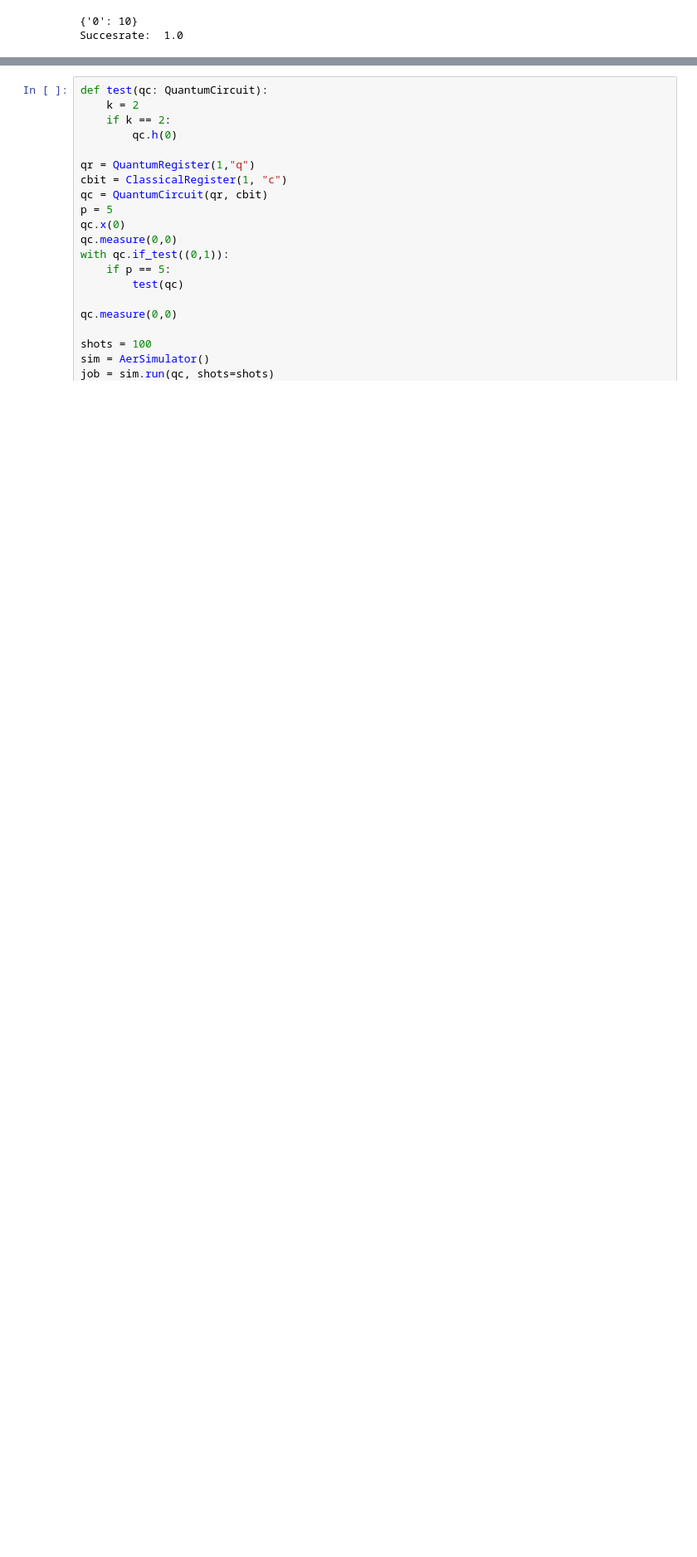
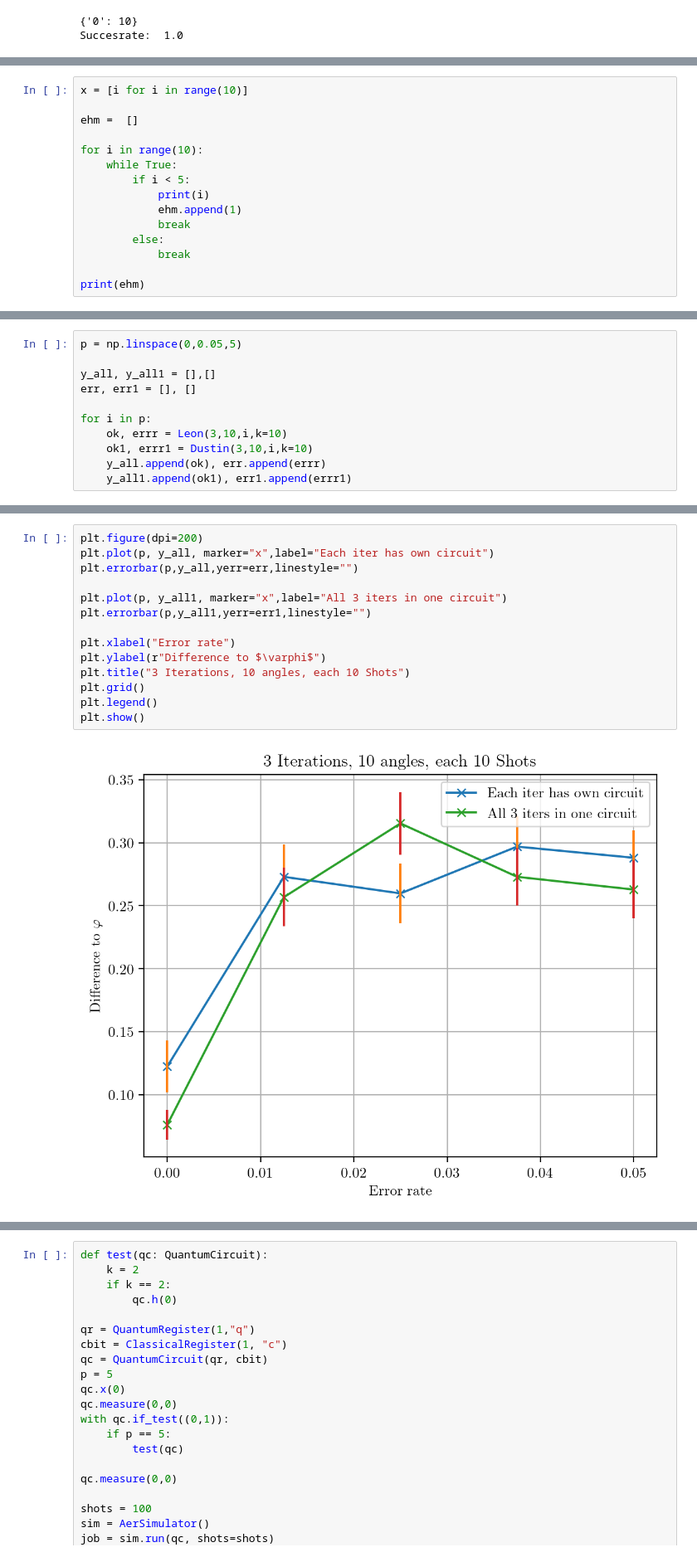
Before and after one commit to RicemanBoy/Bachelor, a Jupyter notebook: irgendwas.ipynb, the cells around one changed output, grey strips where cells are left out. Shown at 83% size. Cells and saved outputs as stored; diff of their text form; blank space fills up the shorter version.

```diff
--- a/irgendwas.ipynb
+++ b/irgendwas.ipynb
@@ -696,0 +679,15 @@ cba
+# %%
+x = [i for i in range(10)]
+
+ehm =  []
+
+for i in range(10):
+    while True:
+        if i < 5:
+            print(i)
+            ehm.append(1)
+            break
+        else:
+            break
+
+print(ehm)
@@ -696,0 +701,11 @@ cba
+# %%
+p = np.linspace(0,0.05,5)
+
+y_all, y_all1 = [],[]
+err, err1 = [], []
+
+for i in p:
+    ok, errr = Leon(3,10,i,k=10)
+    ok1, errr1 = Dustin(3,10,i,k=10)
+    y_all.append(ok), err.append(errr)
+    y_all1.append(ok1), err1.append(errr1)
@@ -696,0 +730,16 @@ cba
+# %%
+plt.figure(dpi=200)
+plt.plot(p, y_all, marker="x",label="Each iter has own circuit")
+plt.errorbar(p,y_all,yerr=err,linestyle="")
+
+plt.plot(p, y_all1, marker="x",label="All 3 iters in one circuit")
+plt.errorbar(p,y_all1,yerr=err1,linestyle="")
+
+plt.xlabel("Error rate")
+plt.ylabel(r"Difference to $\varphi$")
+plt.title("3 Iterations, 10 angles, each 10 Shots")
+plt.grid()
+plt.legend()
+plt.show()
+# %% [output]
+[figure, added]
```
Also changed, not shown: parts of 6 cells of this notebook, 6 other files.
